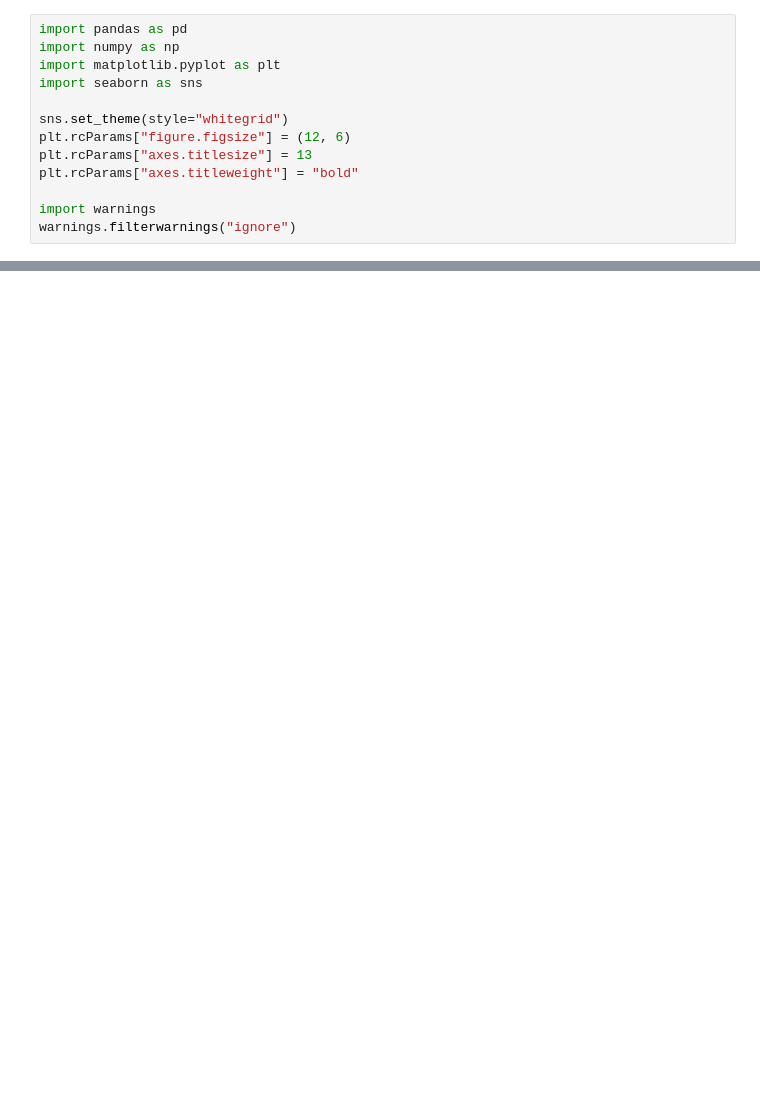
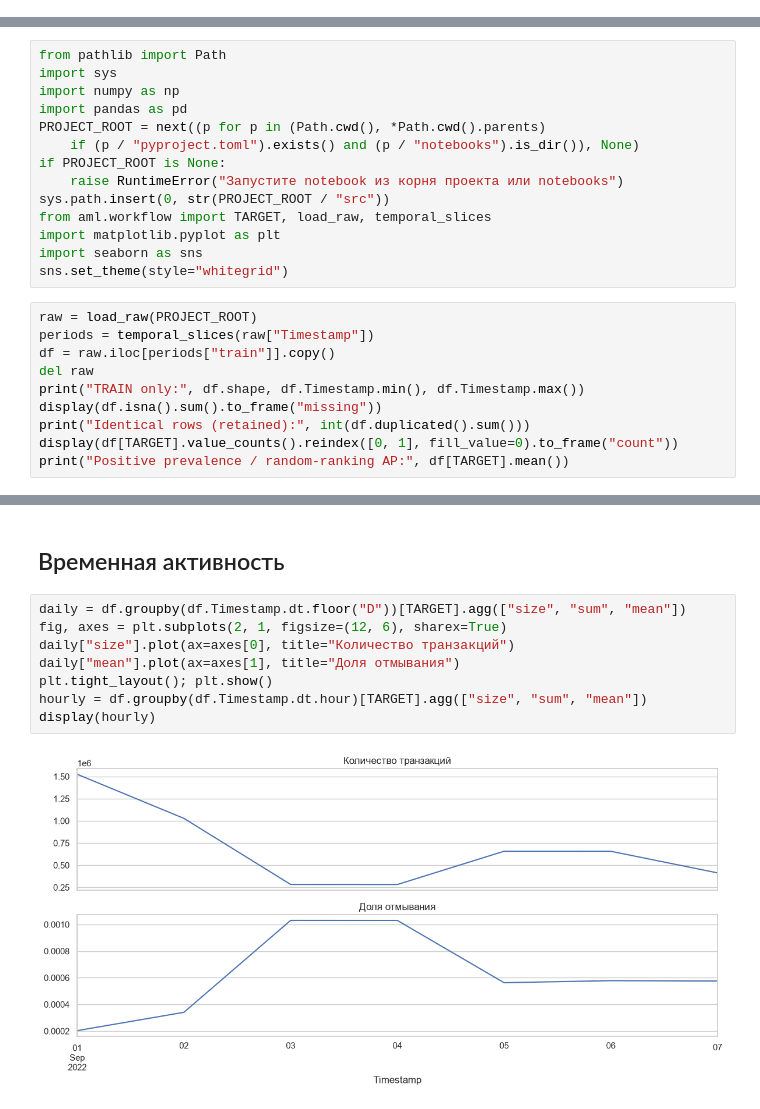
Before and after one commit to WSL-AI/AML, a Jupyter notebook: notebooks/01_eda.ipynb, the cells around one changed output, grey strips where cells are left out. Drawn from its saved outputs; the diff is of its cells as text; blank space fills up the shorter version.

Commit message:
improve AML notebooks

```diff
--- a/notebooks/01_eda.ipynb
+++ b/notebooks/01_eda.ipynb
@@ -7,13 +0,0 @@
-# %%
-import pandas as pd
-import numpy as np
-import matplotlib.pyplot as plt
-import seaborn as sns
-
-sns.set_theme(style="whitegrid")
-plt.rcParams["figure.figsize"] = (12, 6)
-plt.rcParams["axes.titlesize"] = 13
-plt.rcParams["axes.titleweight"] = "bold"
-
-import warnings
-warnings.filterwarnings("ignore")
@@ -331,0 +8,24 @@ plt.show()
+# %%
+from pathlib import Path
+import sys
+import numpy as np
+import pandas as pd
+PROJECT_ROOT = next((p for p in (Path.cwd(), *Path.cwd().parents)
+    if (p / "pyproject.toml").exists() and (p / "notebooks").is_dir()), None)
+if PROJECT_ROOT is None:
+    raise RuntimeError("Запустите notebook из корня проекта или notebooks")
+sys.path.insert(0, str(PROJECT_ROOT / "src"))
+from aml.workflow import TARGET, load_raw, temporal_slices
+import matplotlib.pyplot as plt
+import seaborn as sns
+sns.set_theme(style="whitegrid")
+# %%
+raw = load_raw(PROJECT_ROOT)
+periods = temporal_slices(raw["Timestamp"])
+df = raw.iloc[periods["train"]].copy()
+del raw
+print("TRAIN only:", df.shape, df.Timestamp.min(), df.Timestamp.max())
+display(df.isna().sum().to_frame("missing"))
+print("Identical rows (retained):", int(df.duplicated().sum()))
+display(df[TARGET].value_counts().reindex([0, 1], fill_value=0).to_frame("count"))
+print("Positive prevalence / random-ranking AP:", df[TARGET].mean())
@@ -331,0 +52,12 @@ plt.show()
+# %% [markdown]
+## Временная активность
+# %%
+daily = df.groupby(df.Timestamp.dt.floor("D"))[TARGET].agg(["size", "sum", "mean"])
+fig, axes = plt.subplots(2, 1, figsize=(12, 6), sharex=True)
+daily["size"].plot(ax=axes[0], title="Количество транзакций")
+daily["mean"].plot(ax=axes[1], title="Доля отмывания")
+plt.tight_layout(); plt.show()
+hourly = df.groupby(df.Timestamp.dt.hour)[TARGET].agg(["size", "sum", "mean"])
+display(hourly)
+# %% [output]
+[figure, added]
```
Also changed, not shown: parts of 36 cells of this notebook, 6 other files.
